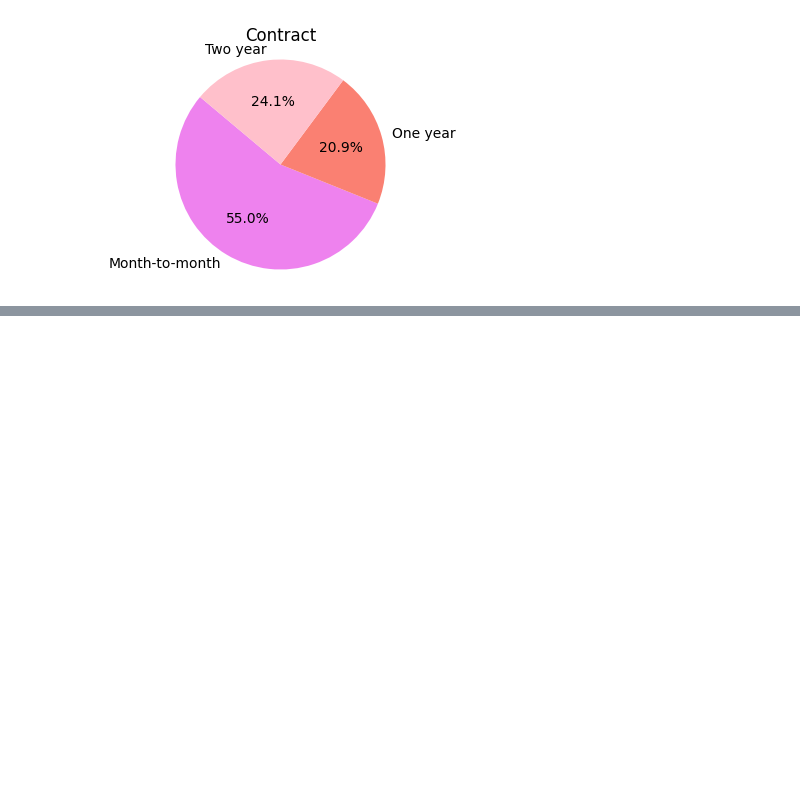
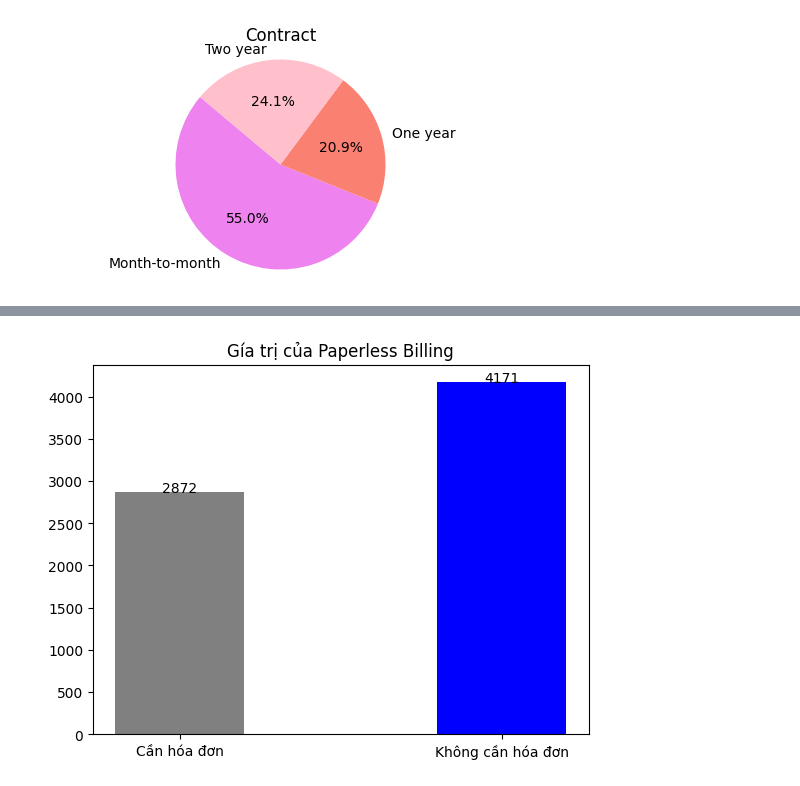
Before and after one commit to neyud/LTCSDL, a Jupyter notebook: churn_telco (1).ipynb, the cells around one changed output, grey strips where cells are left out. Saved outputs shown, nothing was run; the diff lists cells and outputs as text; code cells hidden in the pictures; blank space fills up the shorter version.

```diff
--- a/churn_telco (1).ipynb
+++ b/churn_telco (1).ipynb
@@ -423,0 +645,20 @@ plt.show()
+# %%
+# Paperless Billing: Cho biết liệu khách hàng có chọn thanh toán không cần giấy tờ hay không
+value0_count = df[df['Paperless Billing'] == 0].shape[0]
+value1_count = df[df['Paperless Billing'] == 1].shape[0]
+
+# Danh sách các màu cho các cột tương ứng
+colors = ['gray', 'blue']
+# Vẽ biểu đồ cột và chỉ định màu sắc cho từng cột
+plt.bar(['Cần hóa đơn', 'Không cần hóa đơn'], [ value0_count, value1_count], color=colors, width=0.4)
+
+# Đặt tiêu đề cho biểu đồ
+plt.title('Gía trị của Paperless Billing')
+
+for i, count in enumerate([value0_count, value1_count]):
+    plt.text(i, count + 0.1, str(count), ha='center')
+
+# Hiển thị biểu đồ
+plt.show()
+# %% [output]
+[figure, added]
```
Also changed, not shown: parts of 9 cells of this notebook.
